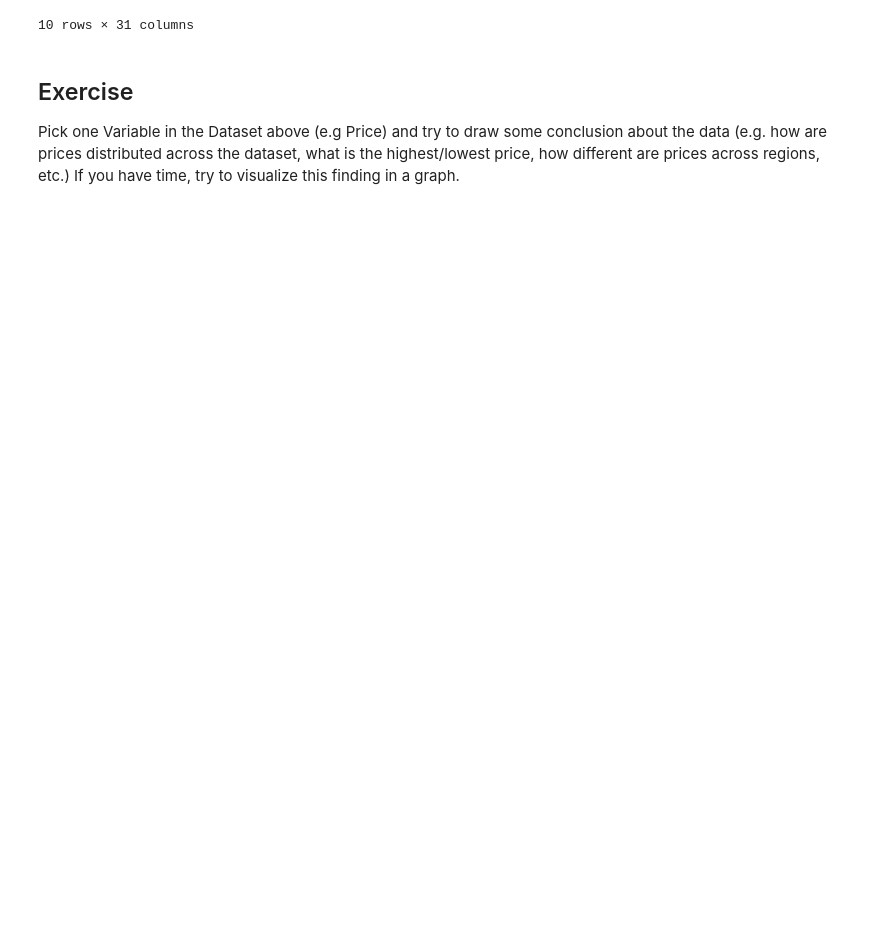
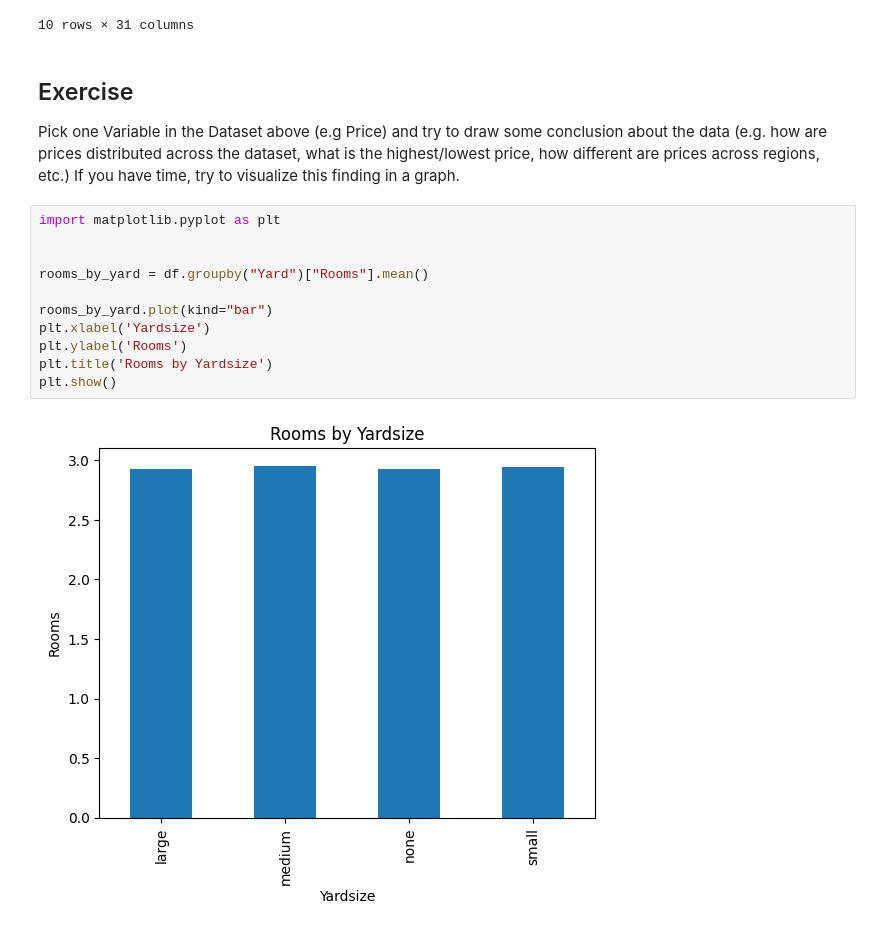
Before and after one commit to MaximilianNoethe/uek259_Machine-Learning, a Jupyter notebook: demos/03_Data_Preprocessing.ipynb, the cells around one changed output. Cells and saved outputs as stored; diff of their text form; blank space fills up the shorter version.

```diff
--- a/demos/03_Data_Preprocessing.ipynb
+++ b/demos/03_Data_Preprocessing.ipynb
@@ -181,3 +181,16 @@ df1.sample(n=10)
 
 Pick one Variable in the Dataset above (e.g Price) and try to draw some conclusion about the data (e.g. how are prices distributed across the dataset, what is the highest/lowest price, how different are prices across regions, etc.)
 If you have time, try to visualize this finding in a graph.
+# %%
+import matplotlib.pyplot as plt
+
+
+rooms_by_yard = df.groupby("Yard")["Rooms"].mean()
+
+rooms_by_yard.plot(kind="bar")
+plt.xlabel('Yardsize')
+plt.ylabel('Rooms')
+plt.title('Rooms by Yardsize')
+plt.show()
+# %% [output]
+[figure, added]
```
Also changed, not shown: parts of 2 cells of this notebook.
